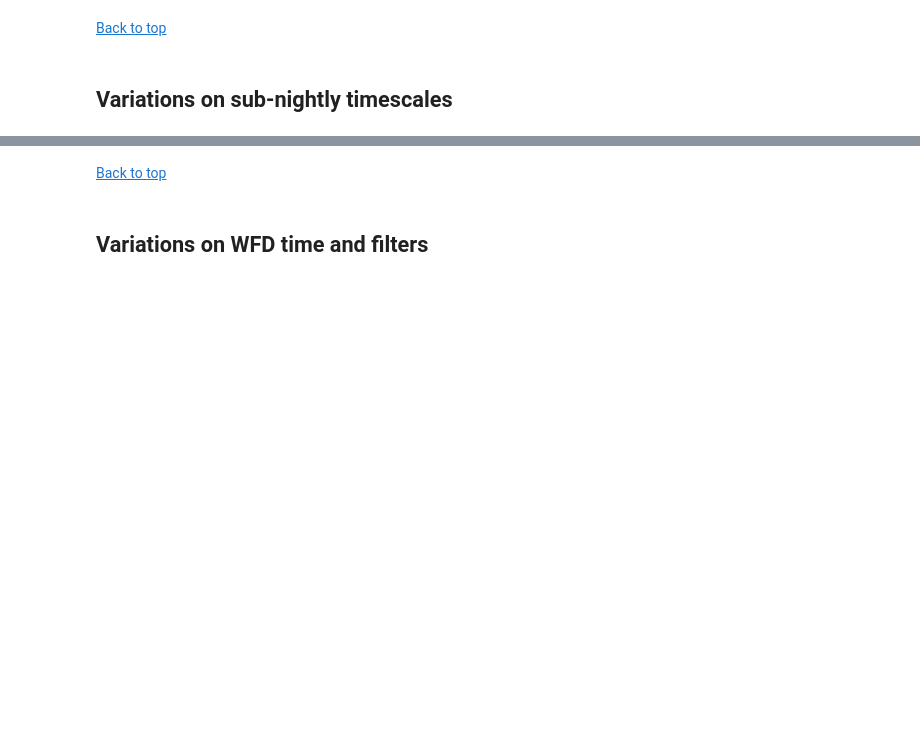
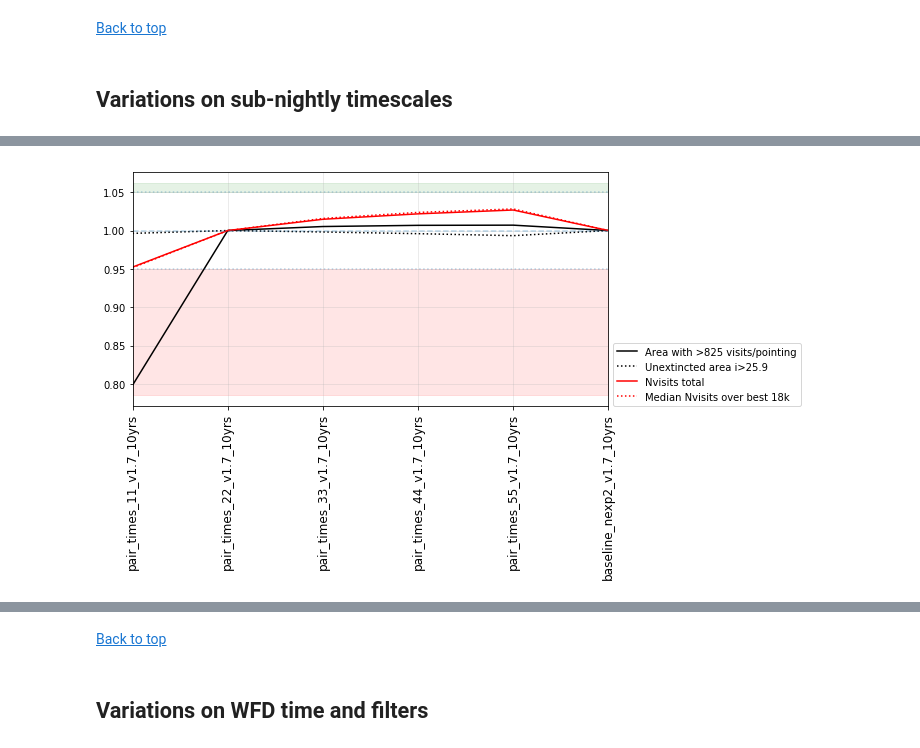
Before and after one commit to lsst-pst/survey_strategy, a Jupyter notebook: fbs_1.7/SummaryInfo.ipynb, the cells around one changed output, grey strips where cells are left out. Saved outputs shown, nothing was run; the diff lists cells and outputs as text; code cells hidden in the pictures; blank space fills up the shorter version.

```diff
--- a/fbs_1.7/SummaryInfo.ipynb
+++ b/fbs_1.7/SummaryInfo.ipynb
@@ -134,3 +149,7 @@ Comparison run: pair_times_22_v1.7_10yrs
+# %%
+families.plot_areaNvis('pair_times')
+# %% [output]
+[figure, added]
 # %% [markdown]
 <a id="twilight_pairs"></a>
 # %%
```
Also changed, not shown: parts of 42 cells of this notebook, 2 other files.
